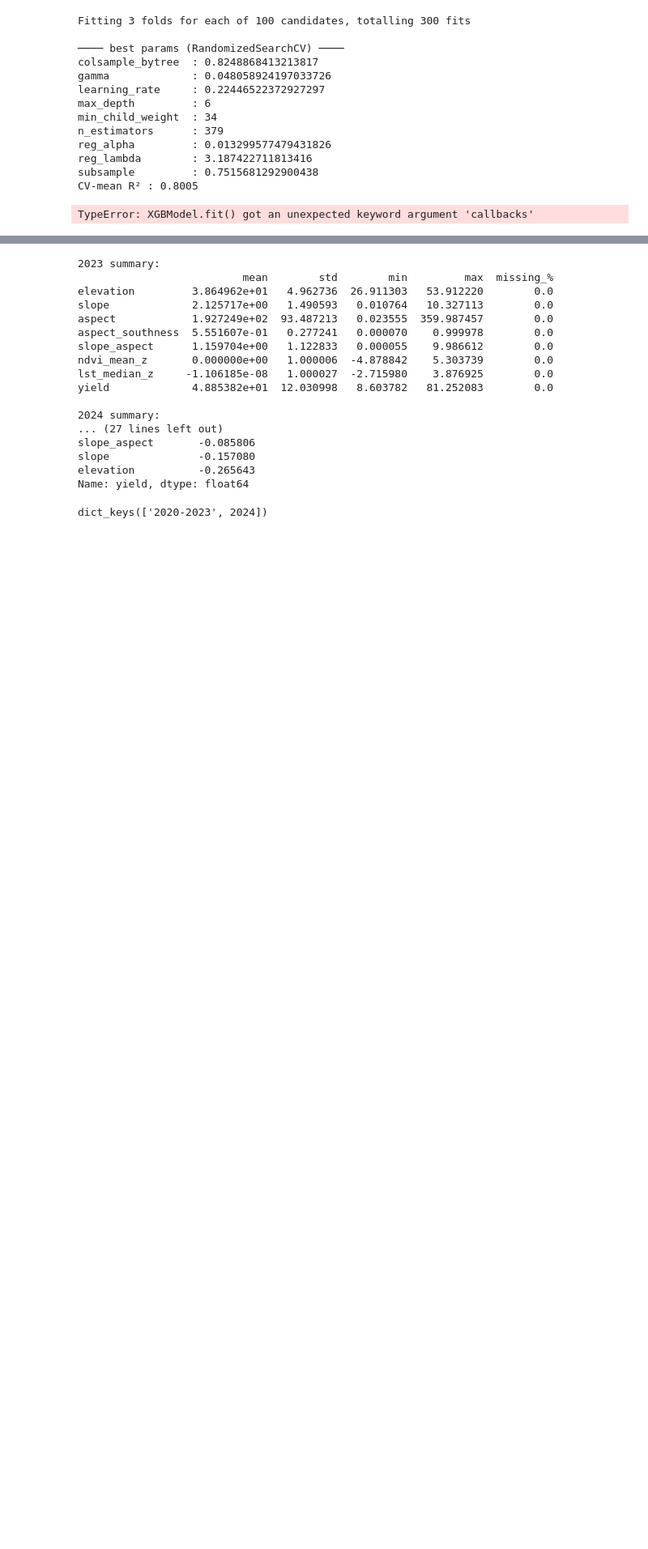
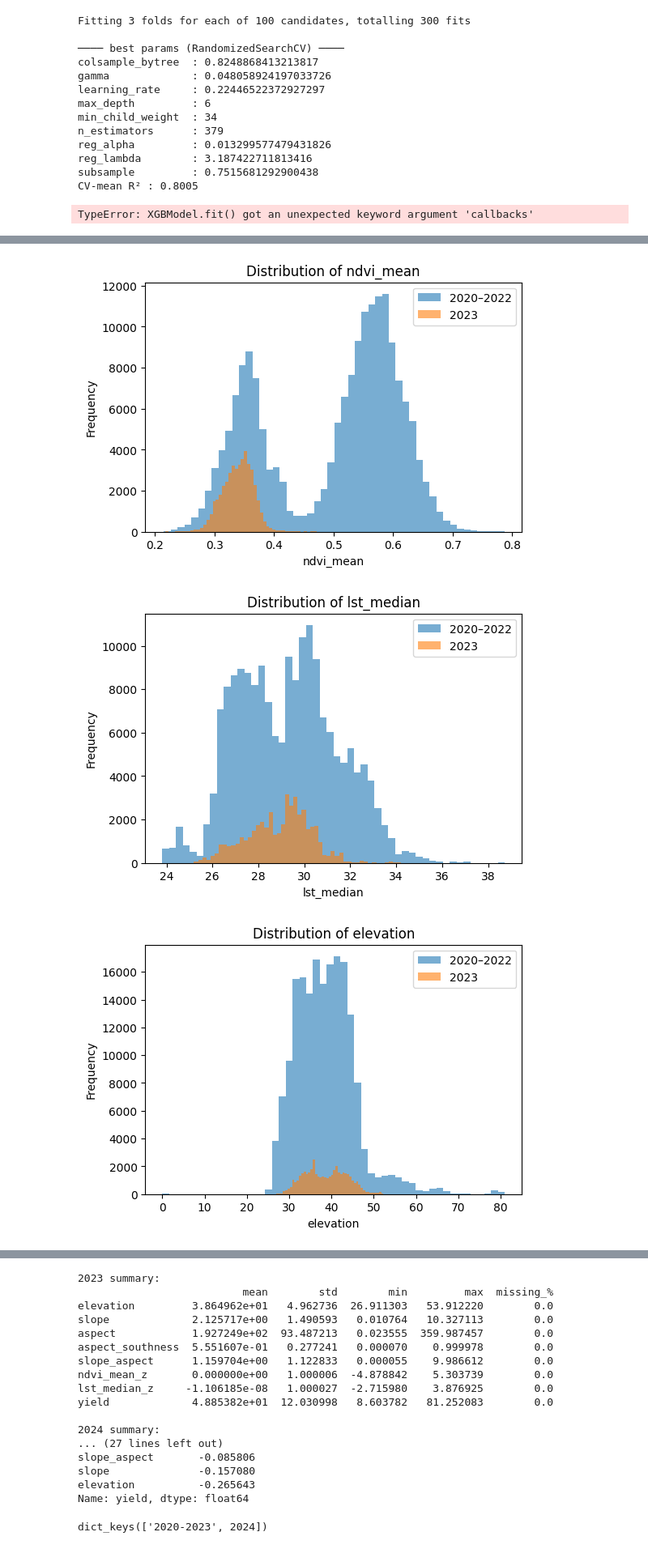
Before and after one commit to samarranjit/Yield_Prediction, a Jupyter notebook: Yield_Prediction_Using_XGBosst.ipynb, the cells around one changed output, grey strips where cells are left out. Shown at 81% size. Cells and saved outputs as stored; diff of their text form; code cells hidden in the pictures; blank space fills up the shorter version.

```diff
--- a/Yield_Prediction_Using_XGBosst.ipynb
+++ b/Yield_Prediction_Using_XGBosst.ipynb
@@ -1308,0 +1275,18 @@ Test   R²: -0.091   MAE:  9.884   RMSE:  12.567
+# %%
+import matplotlib.pyplot as plt
+
+features = ["ndvi_mean", "lst_median", "elevation", "slope", "aspect"]
+
+for feat in features:
+    plt.figure(figsize=(6,4))
+    plt.hist(df_map['2020-2022'][feat].dropna(), bins=50, alpha=0.6, label="2020–2022")
+    plt.hist(df_map[2023][feat].dropna(), bins=50, alpha=0.6, label="2023")
+    plt.title(f"Distribution of {feat}")
+    plt.xlabel(feat)
+    plt.ylabel("Frequency")
+    plt.legend()
+    plt.show()
+# %% [output]
+[figure, added]
+[figure, added]
+[figure, added]
```
Also changed, not shown: parts of 21 cells of this notebook.
